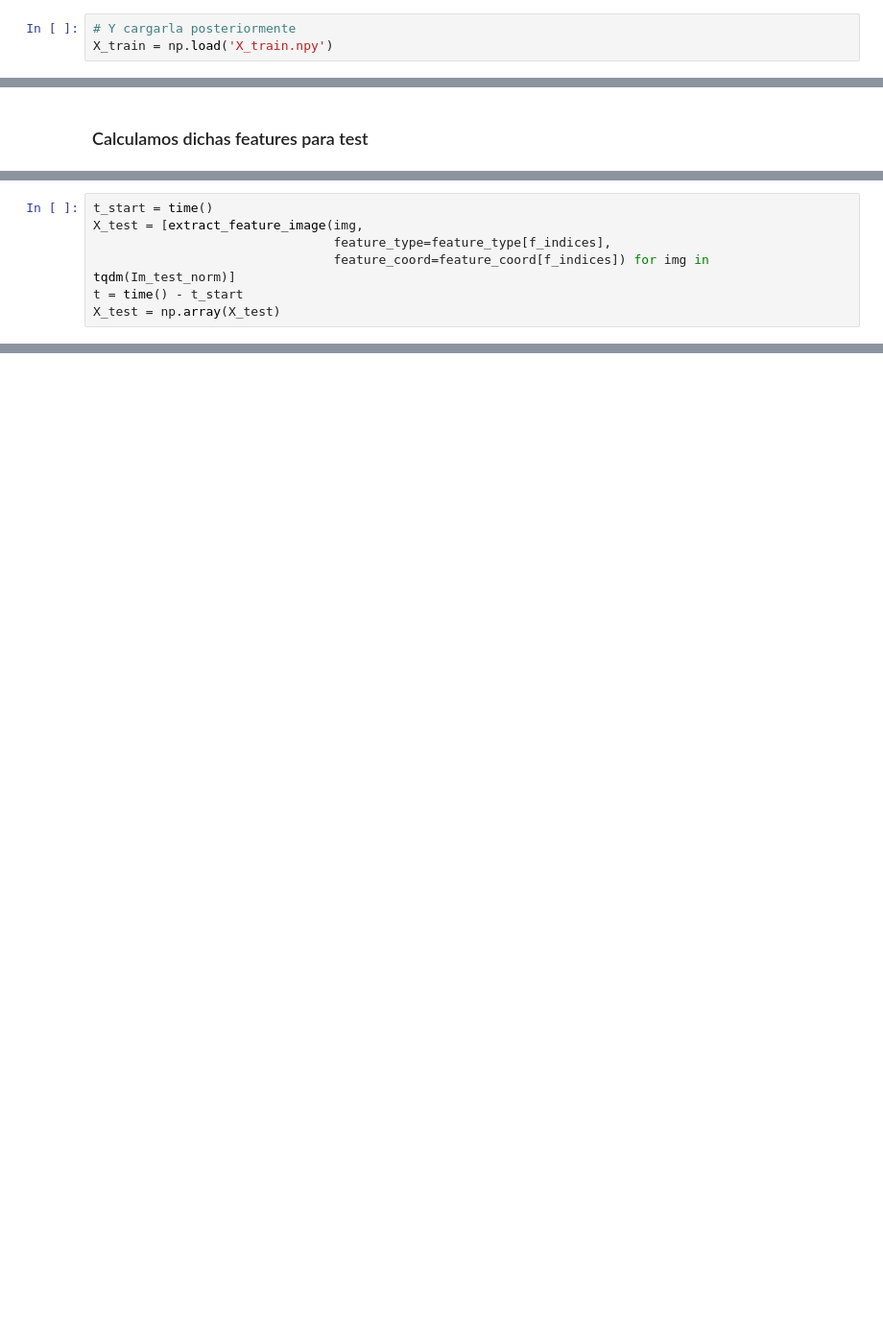
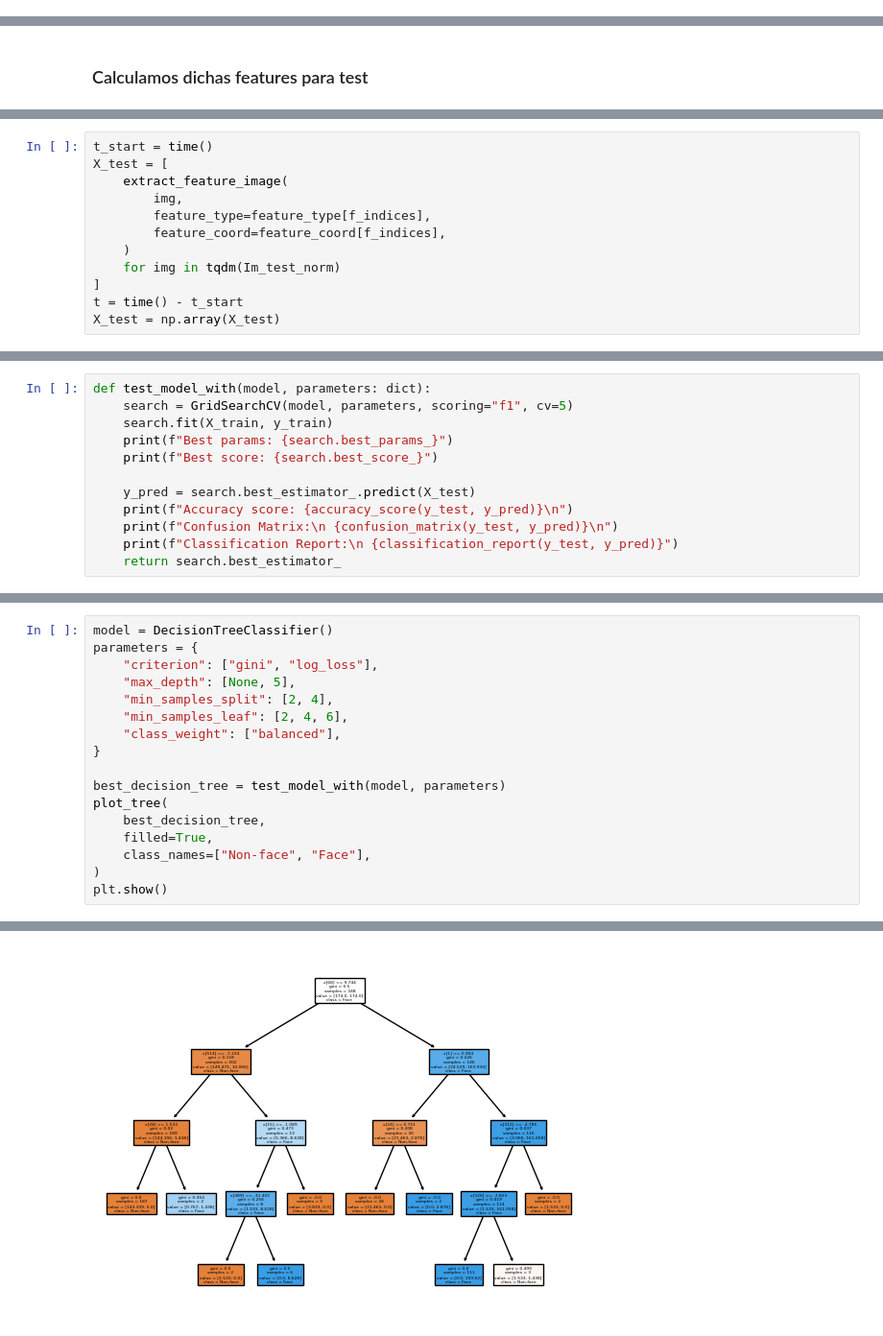
Before and after one commit to sebassu/machine-learning-para-IA, a Jupyter notebook: laboratorios/2/laboratorio_2.ipynb, the cells around one changed output, grey strips where cells are left out. Shown at 96% size. Cells and saved outputs as stored; diff of their text form; blank space fills up the shorter version.

```diff
--- a/laboratorios/2/laboratorio_2.ipynb
+++ b/laboratorios/2/laboratorio_2.ipynb
@@ -186,3 +193,0 @@ np.save('X_train', X_train)
-# %%
-# Y cargarla posteriormente
-X_train = np.load('X_train.npy')
@@ -211,8 +217,13 @@ feature_coord, feature_type = haar_like_feature_coord(width=19,
 # %%
 t_start = time()
-X_test = [extract_feature_image(img,
-                                feature_type=feature_type[f_indices],
-                                feature_coord=feature_coord[f_indices]) for img in tqdm(Im_test_norm)]
+X_test = [
+    extract_feature_image(
+        img,
+        feature_type=feature_type[f_indices],
+        feature_coord=feature_coord[f_indices],
+    )
+    for img in tqdm(Im_test_norm)
+]
 t = time() - t_start
 X_test = np.array(X_test)
 # %%
@@ -404,0 +244,12 @@ RuntimeError: mat1 and mat2 must have the same dtype, but got Double and Float
+# %%
+def test_model_with(model, parameters: dict):
+    search = GridSearchCV(model, parameters, scoring="f1", cv=5)
+    search.fit(X_train, y_train)
+    print(f"Best params: {search.best_params_}")
+    print(f"Best score: {search.best_score_}")
+
+    y_pred = search.best_estimator_.predict(X_test)
+    print(f"Accuracy score: {accuracy_score(y_test, y_pred)}\n")
+    print(f"Confusion Matrix:\n {confusion_matrix(y_test, y_pred)}\n")
+    print(f"Classification Report:\n {classification_report(y_test, y_pred)}")
+    return search.best_estimator_
@@ -404,0 +258,18 @@ RuntimeError: mat1 and mat2 must have the same dtype, but got Double and Float
+# %%
+model = DecisionTreeClassifier()
+parameters = {
+    "criterion": ["gini", "log_loss"],
+    "max_depth": [None, 5],
+    "min_samples_split": [2, 4],
+    "min_samples_leaf": [2, 4, 6],
+    "class_weight": ["balanced"],
+}
+
+best_decision_tree = test_model_with(model, parameters)
+plot_tree(
+    best_decision_tree,
+    filled=True,
+    class_names=["Non-face", "Face"],
+)
+plt.show()
+# %% [output]
@@ -404,0 +293 @@ RuntimeError: mat1 and mat2 must have the same dtype, but got Double and Float
+[figure, added]
```
Also changed, not shown: parts of 44 cells of this notebook, 1 other file.
